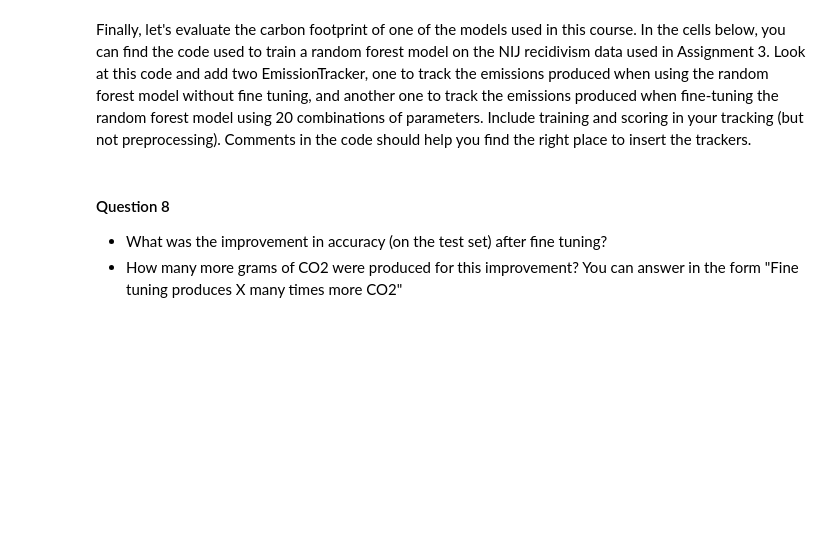
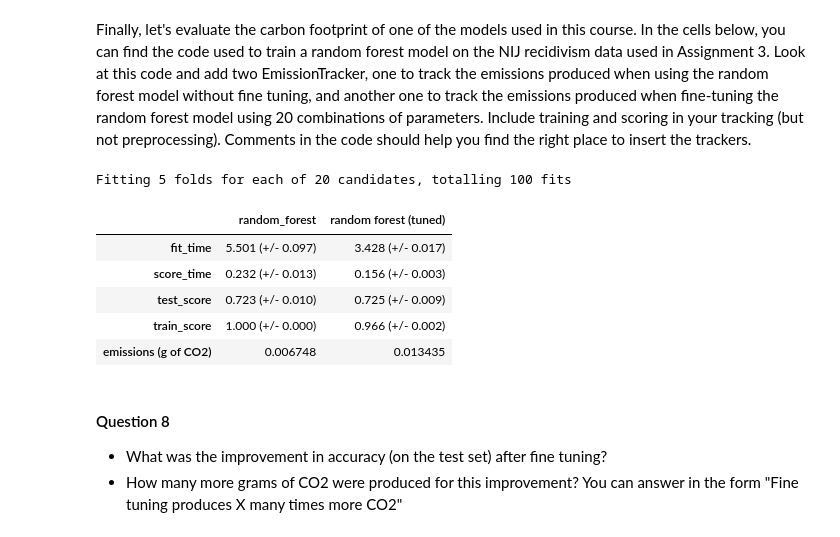
Before and after one commit to wsl0917/DSCI430_module2_assignment, a Jupyter notebook: Module 6 Assignment.ipynb, the cells around one changed output. Drawn from its saved outputs; the diff is of its cells as text; code cells hidden in the pictures; blank space fills up the shorter version.

```diff
--- a/Module 6 Assignment.ipynb
+++ b/Module 6 Assignment.ipynb
@@ -371,35 +358,70 @@ results["random_forest"] = mean_std_cross_val_scores(
+# %%
+tracker1 = EmissionsTracker(log_level='error')
+tracker1.start()
+try:
+    # Pipeline including the column transformer and the random forest classifier
+
+     pipe_forest = Pipeline([
+          ('ct', ct),
+          ('rf', RandomForestClassifier(class_weight="balanced", random_state=2))])
+
+
+     # Calling mean_std_cross_val_scores to fit and evaluate the model, and add the results to our dictionary
+
+     results["random_forest"] = mean_std_cross_val_scores(
+     pipe_forest, X_train, y_train, return_train_score=True
+     )
+finally:
+     tracker1.stop()
+
+emissions.append(tracker1.final_emissions_data.emissions)
 # %%
 # Now, we are going to tune the random forest model across 2 parameters: max_depth and n_estimators
+tracker = EmissionsTracker(log_level='error')
+tracker.start()
+try:
+    param_grid_rf = {
+        "rf__n_estimators": randint(low=10, high=100),
+        "rf__max_depth": randint(low=2, high=20),
+    }
 
-param_grid_rf = {
-    "rf__n_estimators": randint(low=10, high=100),
-    "rf__max_depth": randint(low=2, high=20),
-}
+    random_search_rf = RandomizedSearchCV(
+        pipe_forest,
+        param_grid_rf,
+        n_iter=20,   # This parameter specifies the number of combinations to try (20, in this case)
+        verbose=1,
+        n_jobs=-1,
+        random_state=123,
+        return_train_score=True,
+    )
 
-random_search_rf = RandomizedSearchCV(
-    pipe_forest,
-    param_grid_rf,
-    n_iter=20,   # This parameter specifies the number of combinations to try (20, in this case)
-    verbose=1,
-    n_jobs=-1,
-    random_state=123,
-    return_train_score=True,
-)
+    # Fine-tuning the random forest model
+    random_search_rf.fit(X_train, y_train);
 
-# Fine-tuning the random forest model
-random_search_rf.fit(X_train, y_train);
+    # Final fit and evaluation of the random forest model using the best paramaters found during tuning
+    best_rf_model = random_search_rf.best_estimator_
+    results["random forest (tuned)"] = mean_std_cross_val_scores(
+        best_rf_model, X_train, y_train, return_train_score=True
+    )
+finally:
+    tracker.stop()
 
-# Final fit and evaluation of the random forest model using the best paramaters found during tuning
-best_rf_model = random_search_rf.best_estimator_
-results["random forest (tuned)"] = mean_std_cross_val_scores(
-    best_rf_model, X_train, y_train, return_train_score=True
-)
+emissions.append(tracker.final_emissions_data.emissions)
+# %% [output]
+Fitting 5 folds for each of 20 candidates, totalling 100 fits
 # %%
 # Run this cell to visualize some information on the models (including training and testing accuracy), and their emissions
 
 results_df = pd.DataFrame(results)
-results_df.loc['emissions (g of CO2)'] = emissions
+results_df.loc['emissions (g of CO2)'] = [term*1000 for term in emissions]
 results_df
+# %% [output]
+|  | random_forest | random forest (tuned) |
+| fit_time | 5.501 (+/- 0.097) | 3.428 (+/- 0.017) |
+| score_time | 0.232 (+/- 0.013) | 0.156 (+/- 0.003) |
+| test_score | 0.723 (+/- 0.010) | 0.725 (+/- 0.009) |
+| train_score | 1.000 (+/- 0.000) | 0.966 (+/- 0.002) |
+| emissions (g of CO2) | 0.006748 | 0.013435 |
 # %% [markdown]
 #### Question 8
 - What was the improvement in accuracy (on the test set) after fine tuning?
```
Also changed, not shown: parts of 1 cell of this notebook.
